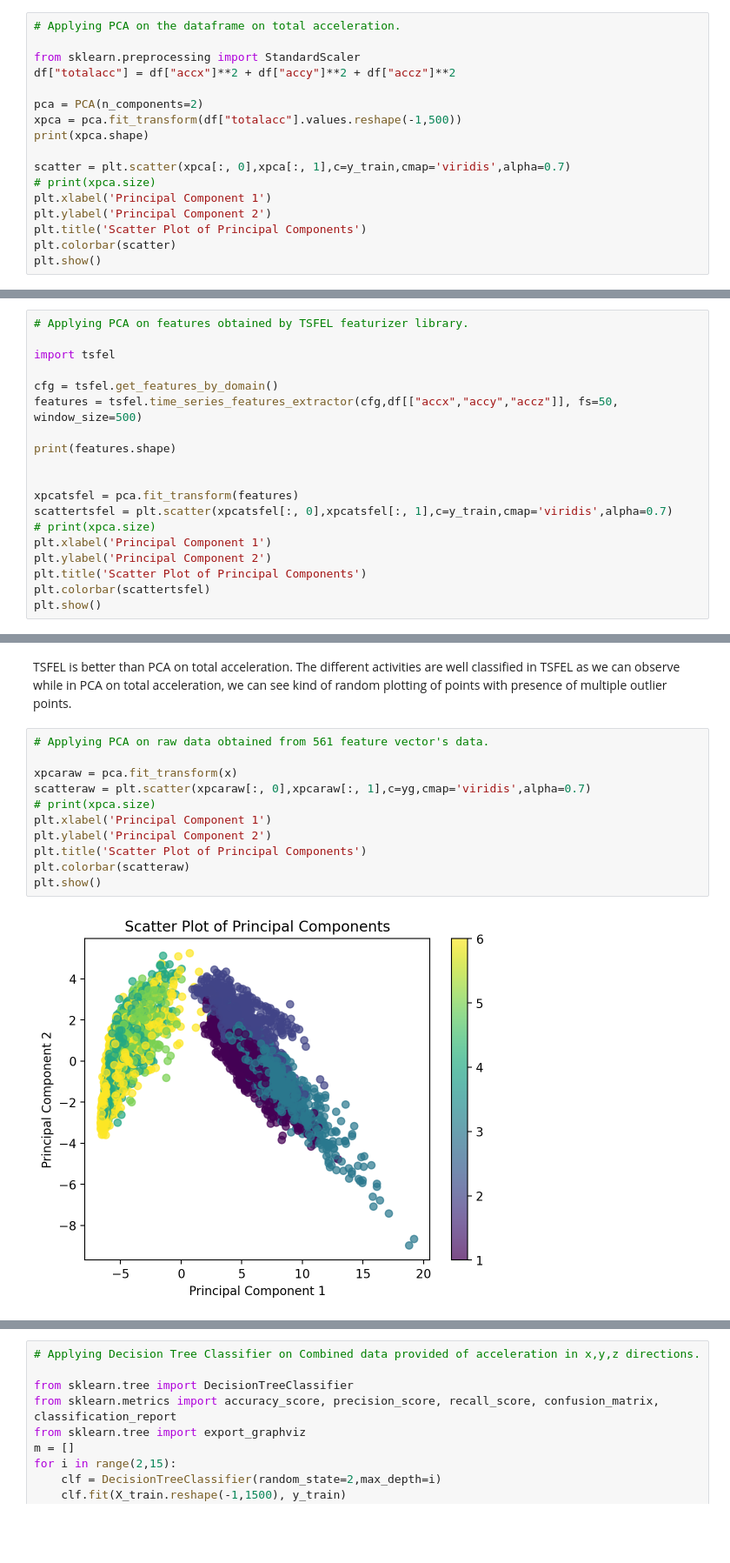
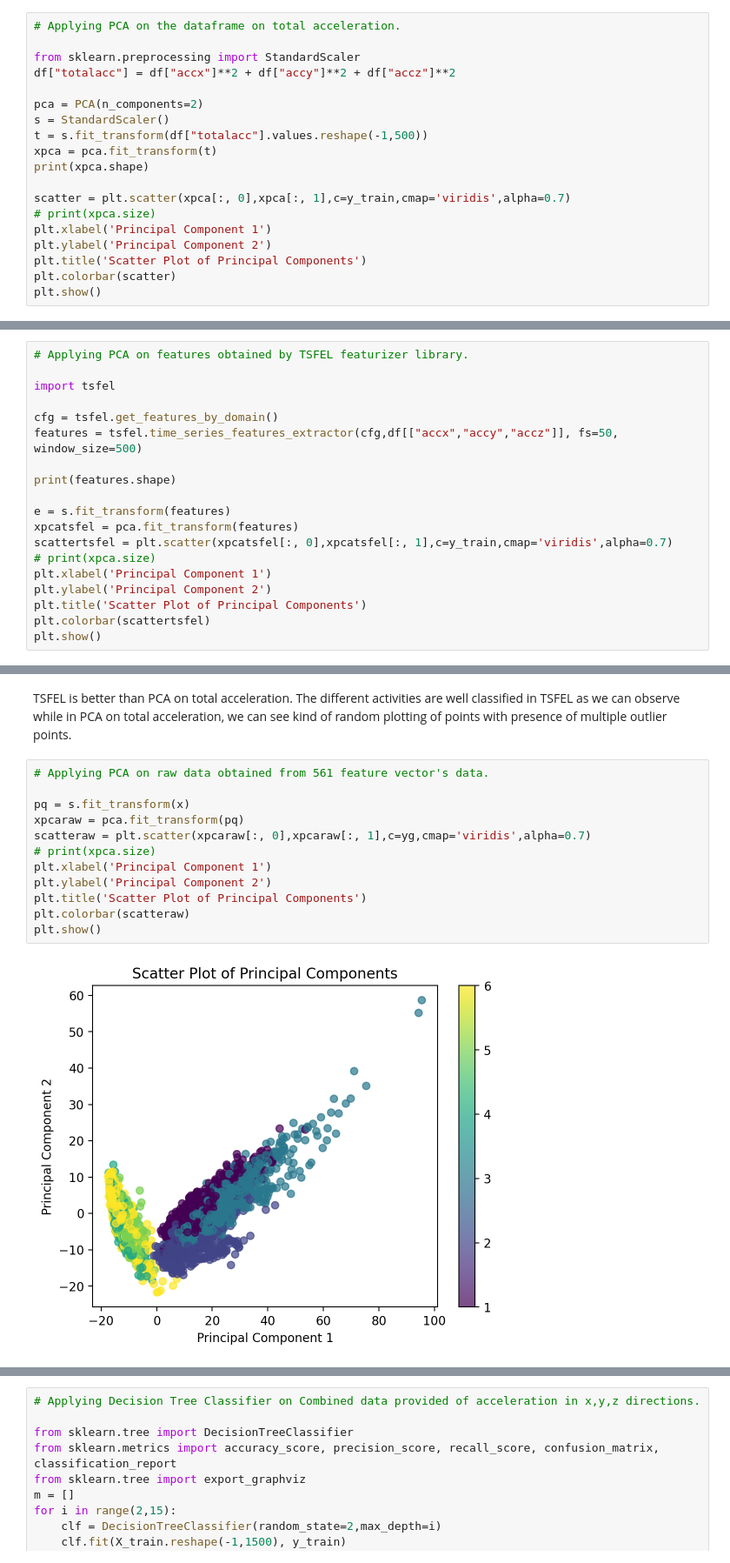
Before and after one commit to Reckadon/ES335-ML-Assignment-1, a Jupyter notebook: T1&2.ipynb, the cells around one changed output, grey strips where cells are left out. Shown at 87% size. Cells and saved outputs as stored; diff of their text form; blank space fills up the shorter version.

```diff
--- a/T1&2.ipynb
+++ b/T1&2.ipynb
@@ -329,7 +329,9 @@ from sklearn.preprocessing import StandardScaler
 df["totalacc"] = df["accx"]**2 + df["accy"]**2 + df["accz"]**2
 
 pca = PCA(n_components=2)
-xpca = pca.fit_transform(df["totalacc"].values.reshape(-1,500))
+s = StandardScaler()
+t = s.fit_transform(df["totalacc"].values.reshape(-1,500))
+xpca = pca.fit_transform(t)
 print(xpca.shape)
 
 scatter = plt.scatter(xpca[:, 0],xpca[:, 1],c=y_train,cmap='viridis',alpha=0.7)
@@ -352,7 +354,7 @@ features = tsfel.time_series_features_extractor(cfg,df[["accx","accy","accz"]],
 
 print(features.shape)
 
-
+e = s.fit_transform(features)
 xpcatsfel = pca.fit_transform(features)
 scattertsfel = plt.scatter(xpcatsfel[:, 0],xpcatsfel[:, 1],c=y_train,cmap='viridis',alpha=0.7)
 # print(xpca.size)
@@ -373,16 +375,17 @@ TSFEL is better than PCA on total acceleration. The different activities are wel
 # %%
 # Applying PCA on raw data obtained from 561 feature vector's data.
 
-xpcaraw = pca.fit_transform(x)
+pq = s.fit_transform(x)
+xpcaraw = pca.fit_transform(pq)
 scatteraw = plt.scatter(xpcaraw[:, 0],xpcaraw[:, 1],c=yg,cmap='viridis',alpha=0.7)
 # print(xpca.size)
 plt.xlabel('Principal Component 1')
 plt.ylabel('Principal Component 2')
 plt.title('Scatter Plot of Principal Components')
 plt.colorbar(scatteraw)
 plt.show()
 # %% [output]
-[figure, old version]
+[figure, new version]
 # %%
 # Finding correlation matrix for TSFEL data.
 
```
Also changed, not shown: parts of 4 cells of this notebook, 2 other files.
